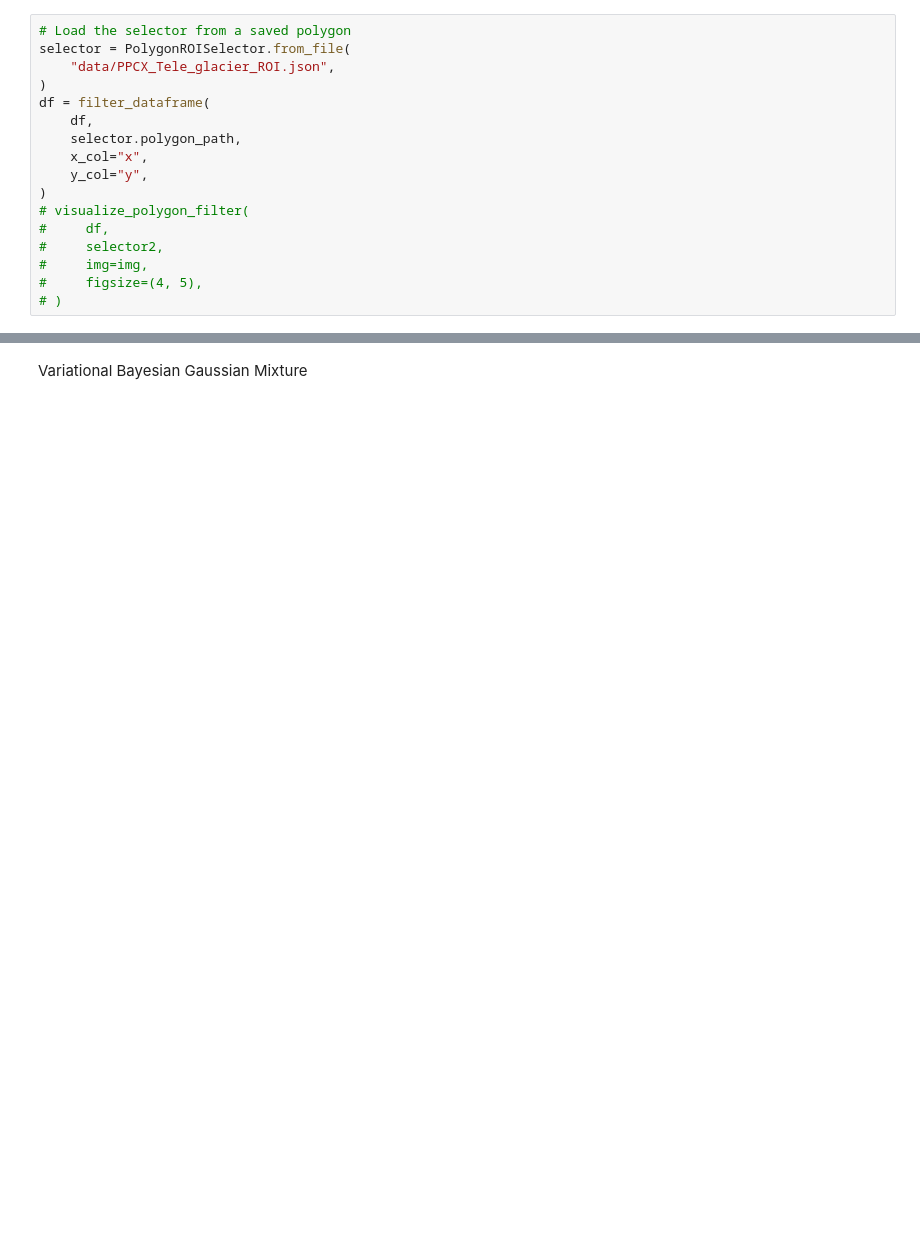
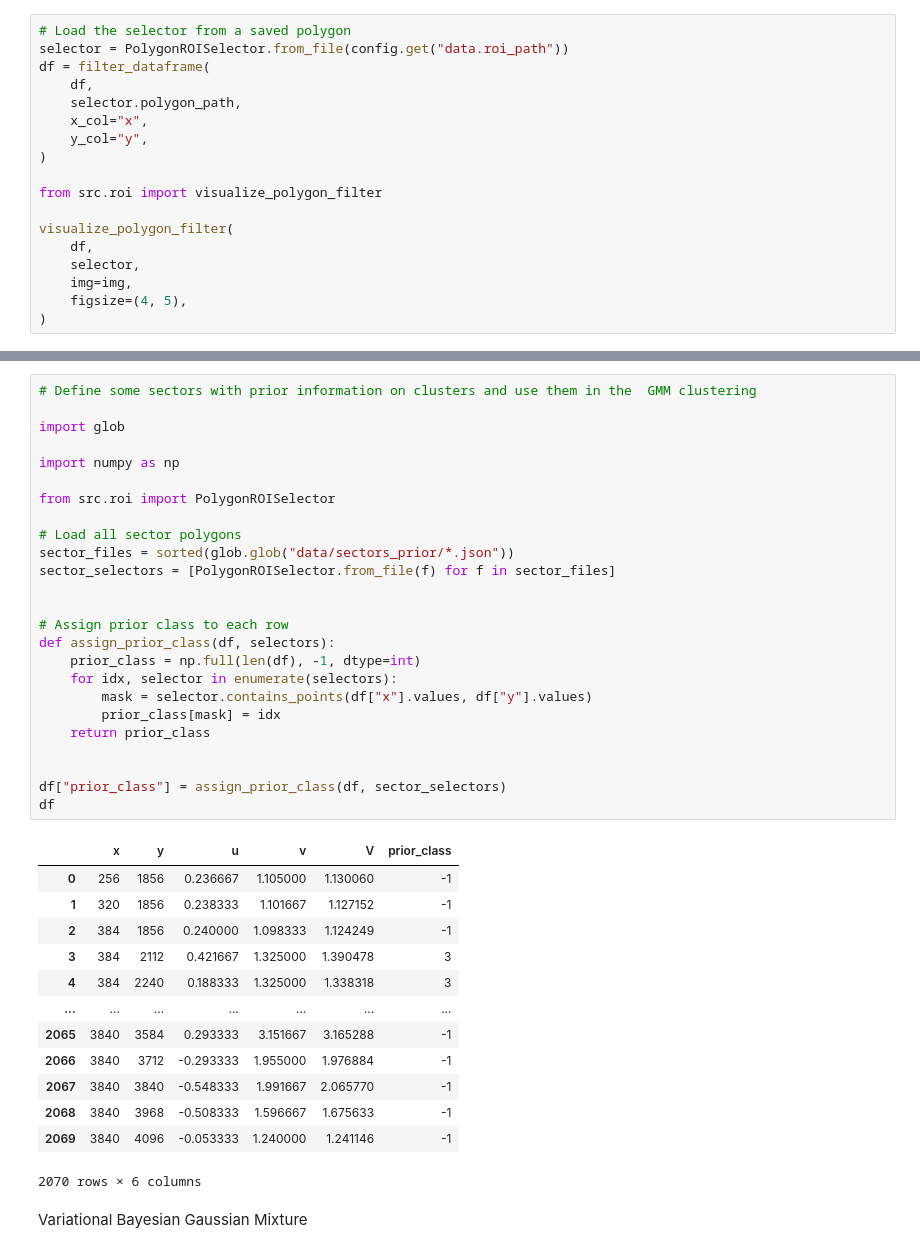
Before and after one commit to franioli/ppcx-domains, a Jupyter notebook: clusterize_BVGMM.ipynb, the cells around one changed output, grey strips where cells are left out. Saved outputs shown, nothing was run; the diff lists cells and outputs as text; blank space fills up the shorter version.

```diff
--- a/clusterize_BVGMM.ipynb
+++ b/clusterize_BVGMM.ipynb
@@ -79,17 +91,18 @@ df = get_dic_data(
 # %%
 # Load the selector from a saved polygon
-selector = PolygonROISelector.from_file(
-    "data/PPCX_Tele_glacier_ROI.json",
-)
+selector = PolygonROISelector.from_file(config.get("data.roi_path"))
 df = filter_dataframe(
     df,
     selector.polygon_path,
     x_col="x",
     y_col="y",
 )
-# visualize_polygon_filter(
-#     df,
-#     selector2,
-#     img=img,
-#     figsize=(4, 5),
-# )
+
+from src.roi import visualize_polygon_filter
+
+visualize_polygon_filter(
+    df,
+    selector,
+    img=img,
+    figsize=(4, 5),
+)
@@ -112,3 +129,42 @@ fig.savefig(output_dir / f"{base_name}_dic.png", dpi=300, bbox_inches="tight")
+# %%
+# Define some sectors with prior information on clusters and use them in the  GMM clustering
+
+import glob
+
+import numpy as np
+
+from src.roi import PolygonROISelector
+
+# Load all sector polygons
+sector_files = sorted(glob.glob("data/sectors_prior/*.json"))
+sector_selectors = [PolygonROISelector.from_file(f) for f in sector_files]
+
+
+# Assign prior class to each row
+def assign_prior_class(df, selectors):
+    prior_class = np.full(len(df), -1, dtype=int)
+    for idx, selector in enumerate(selectors):
+        mask = selector.contains_points(df["x"].values, df["y"].values)
+        prior_class[mask] = idx
+    return prior_class
+
+
+df["prior_class"] = assign_prior_class(df, sector_selectors)
+df
+# %% [output]
+|  | x | y | u | v | V | prior_class |
+| 0 | 256 | 1856 | 0.236667 | 1.105000 | 1.130060 | -1 |
+| 1 | 320 | 1856 | 0.238333 | 1.101667 | 1.127152 | -1 |
+| 2 | 384 | 1856 | 0.240000 | 1.098333 | 1.124249 | -1 |
+| 3 | 384 | 2112 | 0.421667 | 1.325000 | 1.390478 | 3 |
+| 4 | 384 | 2240 | 0.188333 | 1.325000 | 1.338318 | 3 |
+| ... | ... | ... | ... | ... | ... | ... |
+| 2065 | 3840 | 3584 | 0.293333 | 3.151667 | 3.165288 | -1 |
+| 2066 | 3840 | 3712 | -0.293333 | 1.955000 | 1.976884 | -1 |
+| 2067 | 3840 | 3840 | -0.548333 | 1.991667 | 2.065770 | -1 |
+| 2068 | 3840 | 3968 | -0.508333 | 1.596667 | 1.675633 | -1 |
+| 2069 | 3840 | 4096 | -0.053333 | 1.240000 | 1.241146 | -1 |
+2070 rows × 6 columns
 # %% [markdown]
 Variational Bayesian Gaussian Mixture
 # %%
```
Also changed, not shown: parts of 11 cells of this notebook, 12 other files.
